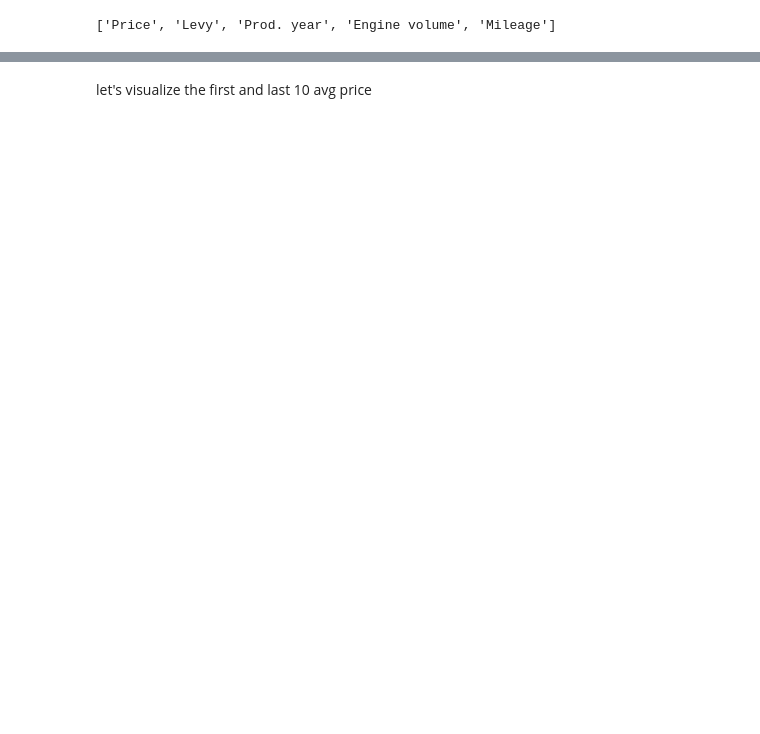
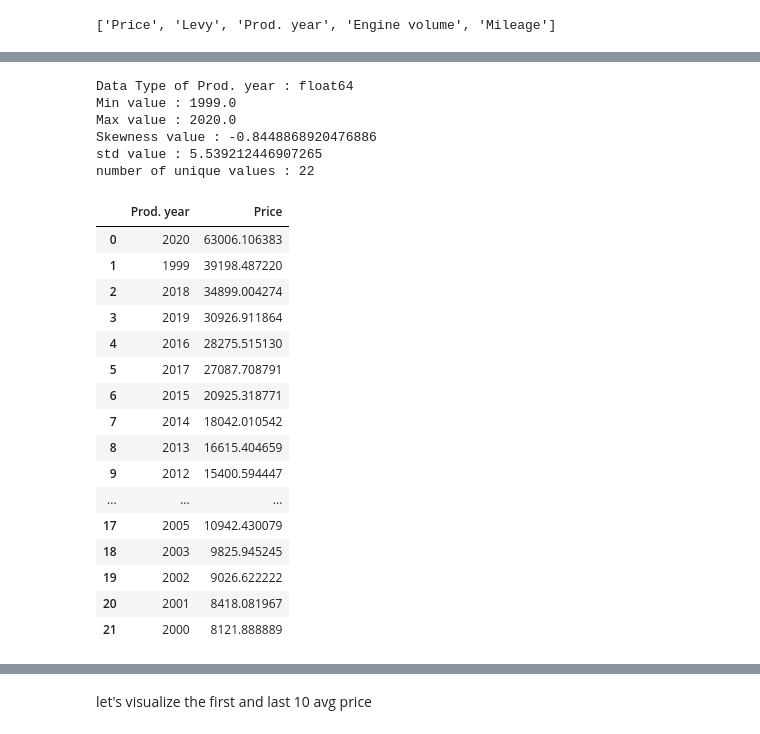
Before and after one commit to ahmeddiab1234/End-to-End-Car-Price-prediction, a Jupyter notebook: EDA.ipynb, the cells around one changed output, grey strips where cells are left out. Cells and saved outputs as stored; diff of their text form; code cells hidden in the pictures; blank space fills up the shorter version.

```diff
--- a/EDA.ipynb
+++ b/EDA.ipynb
@@ -664,0 +684,9 @@ and we can see the gap between `LAMBORGHINI` and the secend `BENTLEY` it about 5
+# %%
+feat_info('Prod. year')
+# %% [output]
+Data Type of Prod. year : float64
+Min value : 1999.0
+Max value : 2020.0
+Skewness value : -0.8448868920476886
+std value : 5.539212446907265
+number of unique values : 22
@@ -664,0 +695,21 @@ and we can see the gap between `LAMBORGHINI` and the secend `BENTLEY` it about 5
+# %%
+avg_prod_year_price = group_by('Prod. year', 'mean')
+avg_prod_year_price.sort_values(by='Price', ascending=False).reset_index(drop=True).style.background_gradient(cmap='Greens', subset=['Price'])
+# %% [output]
+|  | Prod. year | Price |
+| 0 | 2020 | 63006.106383 |
+| 1 | 1999 | 39198.487220 |
+| 2 | 2018 | 34899.004274 |
+| 3 | 2019 | 30926.911864 |
+| 4 | 2016 | 28275.515130 |
+| 5 | 2017 | 27087.708791 |
+| 6 | 2015 | 20925.318771 |
+| 7 | 2014 | 18042.010542 |
+| 8 | 2013 | 16615.404659 |
+| 9 | 2012 | 15400.594447 |
+| ... | ... | ... |
+| 17 | 2005 | 10942.430079 |
+| 18 | 2003 | 9825.945245 |
+| 19 | 2002 | 9026.622222 |
+| 20 | 2001 | 8418.081967 |
+| 21 | 2000 | 8121.888889 |
```
Also changed, not shown: parts of 26 cells of this notebook, 1 other file.
